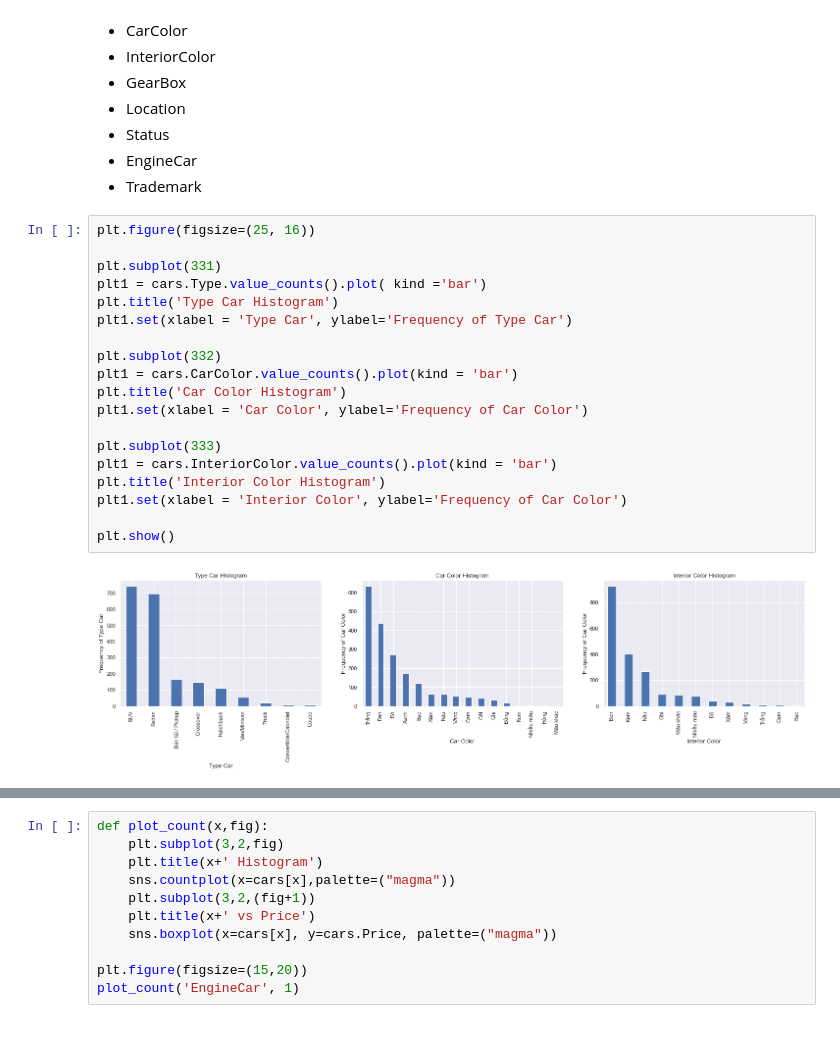
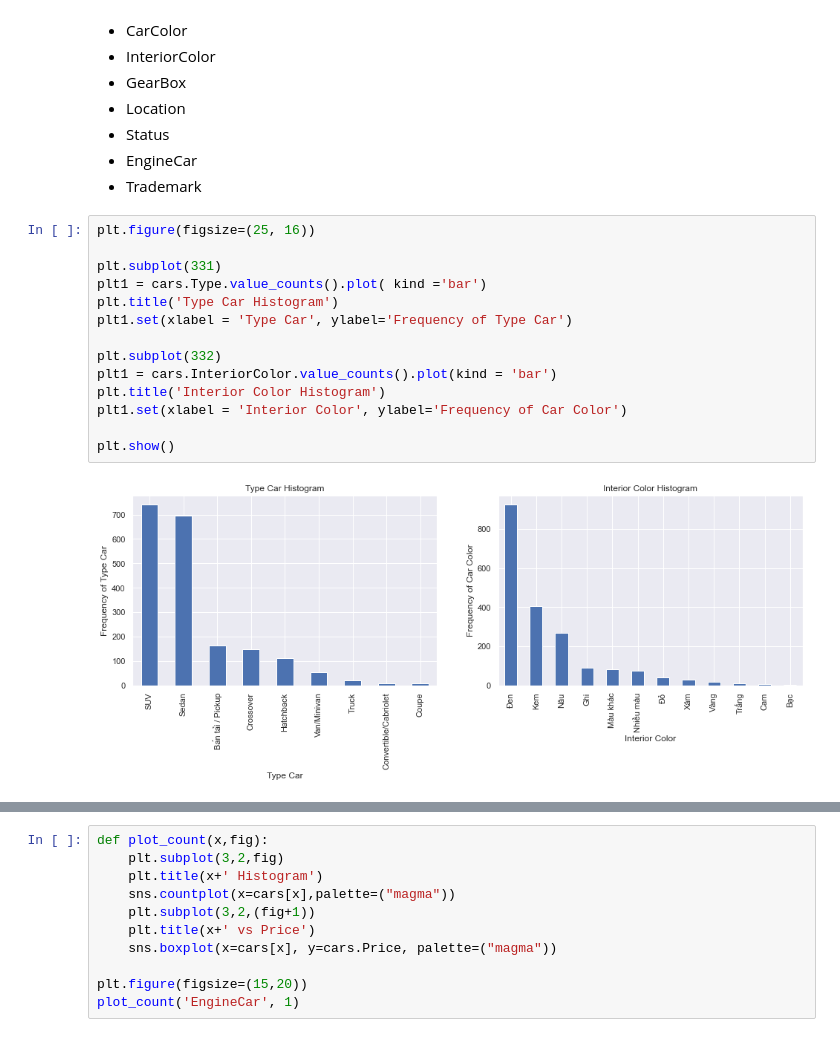
Before and after one commit to Kim-bk/car-price-prediction, a Jupyter notebook: model.ipynb, the cells around one changed output, grey strips where cells are left out. Cells and saved outputs as stored; diff of their text form.

```diff
--- a/model.ipynb
+++ b/model.ipynb
@@ -75,24 +57,19 @@ Các Categorical Data:
 # %%
 plt.figure(figsize=(25, 16))
 
 plt.subplot(331)
 plt1 = cars.Type.value_counts().plot( kind ='bar')
 plt.title('Type Car Histogram')
 plt1.set(xlabel = 'Type Car', ylabel='Frequency of Type Car')
 
 plt.subplot(332)
-plt1 = cars.CarColor.value_counts().plot(kind = 'bar')
-plt.title('Car Color Histogram')
-plt1.set(xlabel = 'Car Color', ylabel='Frequency of Car Color')
-
-plt.subplot(333)
 plt1 = cars.InteriorColor.value_counts().plot(kind = 'bar')
 plt.title('Interior Color Histogram')
 plt1.set(xlabel = 'Interior Color', ylabel='Frequency of Car Color')
 
 plt.show()
 # %% [output]
-[figure, old version]
+[figure, new version]
 # %%
 df = pd.DataFrame(cars.groupby(['Type'])['Price'].mean().sort_values(ascending = False))
 df.plot.bar(figsize=(15,6))
```
Also changed, not shown: parts of 10 cells of this notebook, 1 other file.
